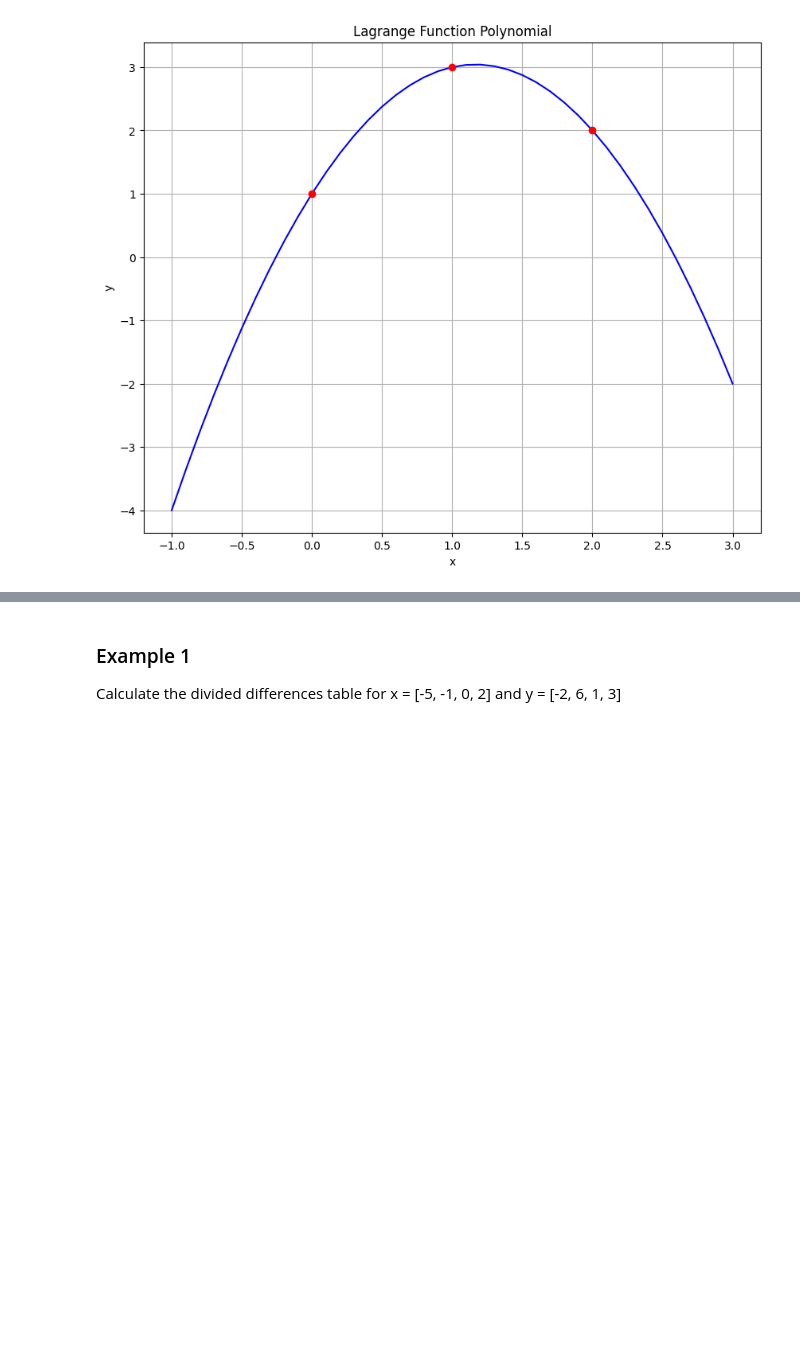
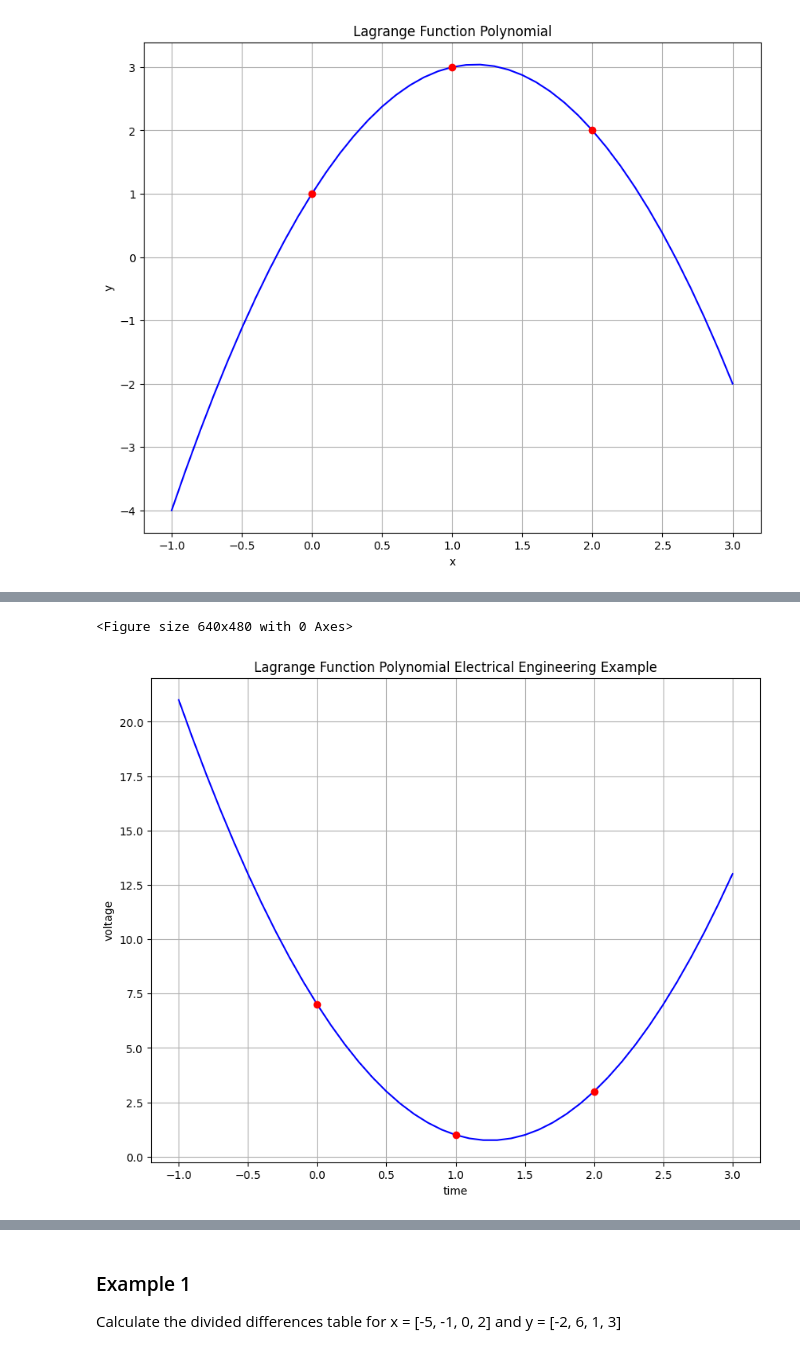
Before and after one commit to ColeTKrause/MAT421, a Jupyter notebook: ModuleB_P2.ipynb, the cells around one changed output, grey strips where cells are left out. Cells and saved outputs as stored; diff of their text form; code cells hidden in the pictures; blank space fills up the shorter version.

```diff
--- a/ModuleB_P2.ipynb
+++ b/ModuleB_P2.ipynb
@@ -101,0 +120,30 @@ plt.show()
+# %%
+# sample data
+x = [0, 1, 2]
+y = [7, 1, 3]
+P1_coeff = [1, -1.5, 0.5]
+P2_coeff = [0, 2, -1]
+P3_coeff = [0, -0.5, 0.5]
+
+# Lagrange Polynomials
+P1 = poly.Polynomial(P1_coeff)
+P2 = poly.Polynomial(P2_coeff)
+P3 = poly.Polynomial(P3_coeff)
+
+# new x values from -1 to 3.0 in .1 increments
+x_new = np.arange(-1.0, 3.1, 0.1)
+
+# Lagrange Function
+L = 7*P1 + P2 + 3*P3
+
+plt.clf()
+fig = plt.figure(figsize=(10,8))
+plt.plot(x_new, L(x_new), 'b', x, y, 'ro')
+plt.title('Lagrange Function Polynomial Electrical Engineering Example')
+plt.grid()
+plt.xlabel('time')
+plt.ylabel('voltage')
+plt.show()
+# %% [output]
+<Figure size 640x480 with 0 Axes>
+[figure, added]
```
Also changed, not shown: parts of 6 cells of this notebook.
